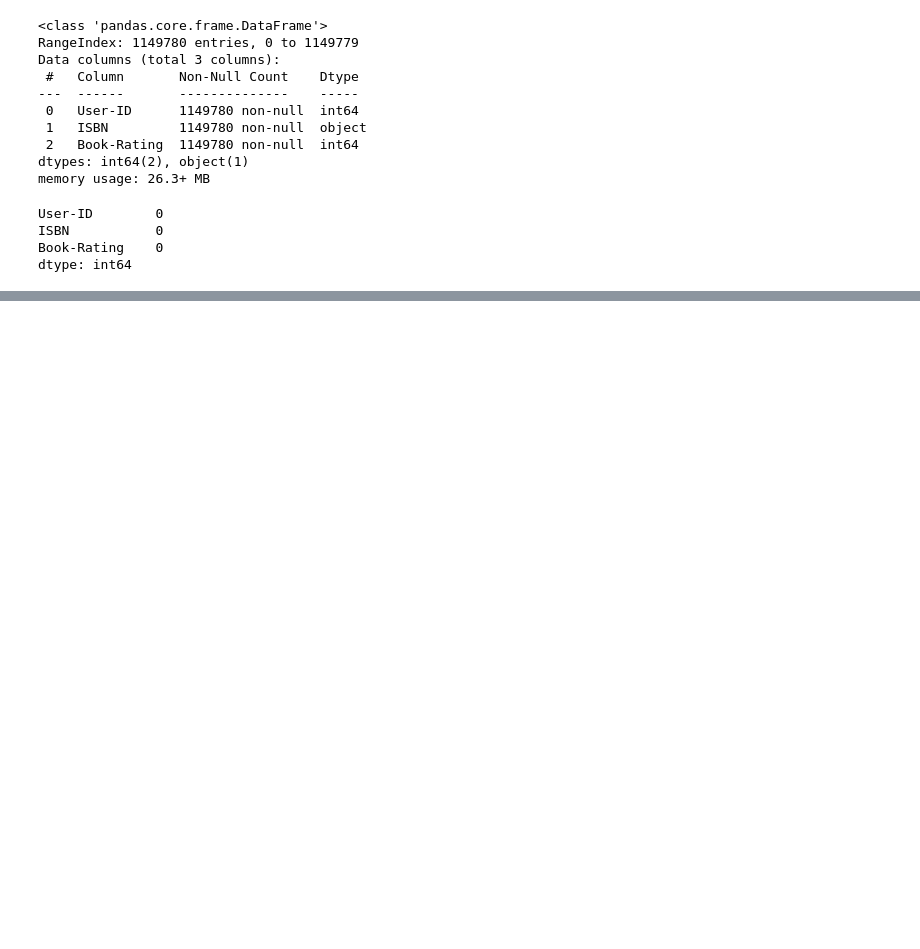
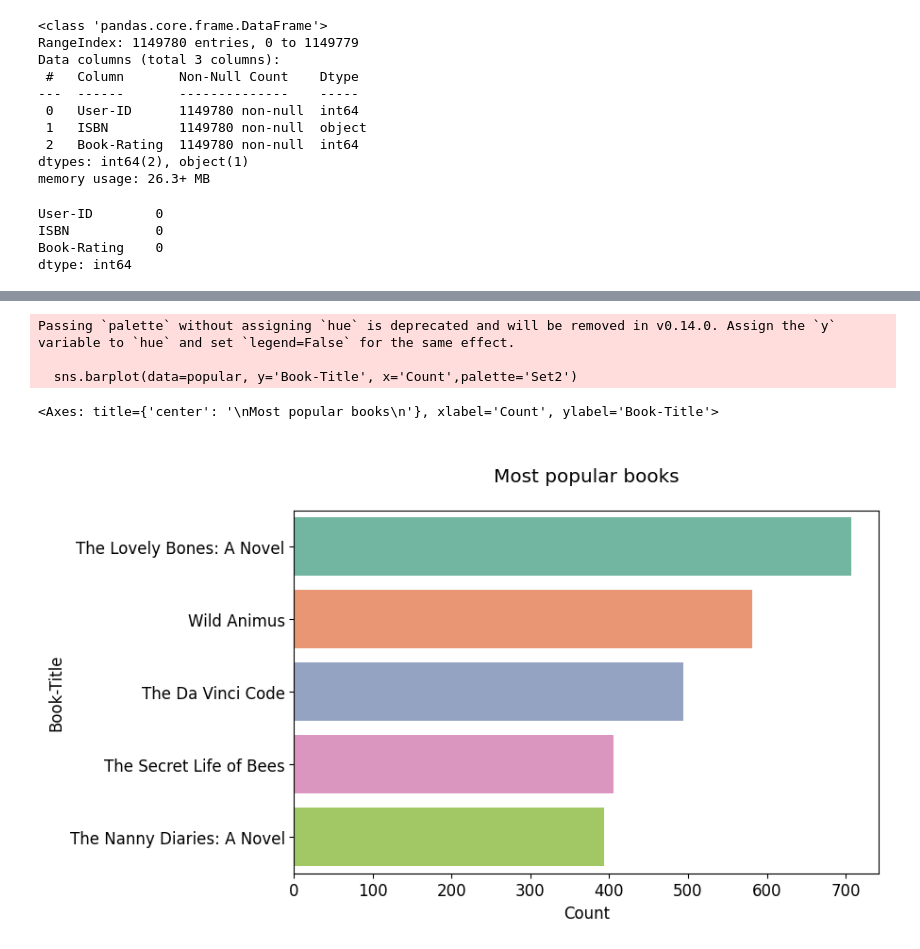
Before and after one commit to bbulls14/svd_book_recommender, a Jupyter notebook: data_cleaning.ipynb, the cells around one changed output, grey strips where cells are left out. Cells and saved outputs as stored; diff of their text form; code cells hidden in the pictures; blank space fills up the shorter version.

```diff
--- a/data_cleaning.ipynb
+++ b/data_cleaning.ipynb
@@ -409,0 +574,17 @@ dtype: int64
+# %%
+
+# top 5 most popular books
+
+popular = df.groupby('Book-Title')['Book-Rating'].count().reset_index().sort_values(by='Book-Rating', ascending=False)[:5]
+popular.columns = ['Book-Title', 'Count']
+
+plt.figure(figsize=[8, 5])
+plt.rc('font', size=12)
+plt.title('\nMost popular books\n')
+sns.barplot(data=popular, y='Book-Title', x='Count',palette='Set2')
+# %% [output]
+Passing `palette` without assigning `hue` is deprecated and will be removed in v0.14.0. Assign the `y` variable to `hue` and set `legend=False` for the same effect.
+
+  sns.barplot(data=popular, y='Book-Title', x='Count',palette='Set2')
+<Axes: title={'center': '\nMost popular books\n'}, xlabel='Count', ylabel='Book-Title'>
+[figure, added]
```
Also changed, not shown: parts of 28 cells of this notebook, 1 other file.
